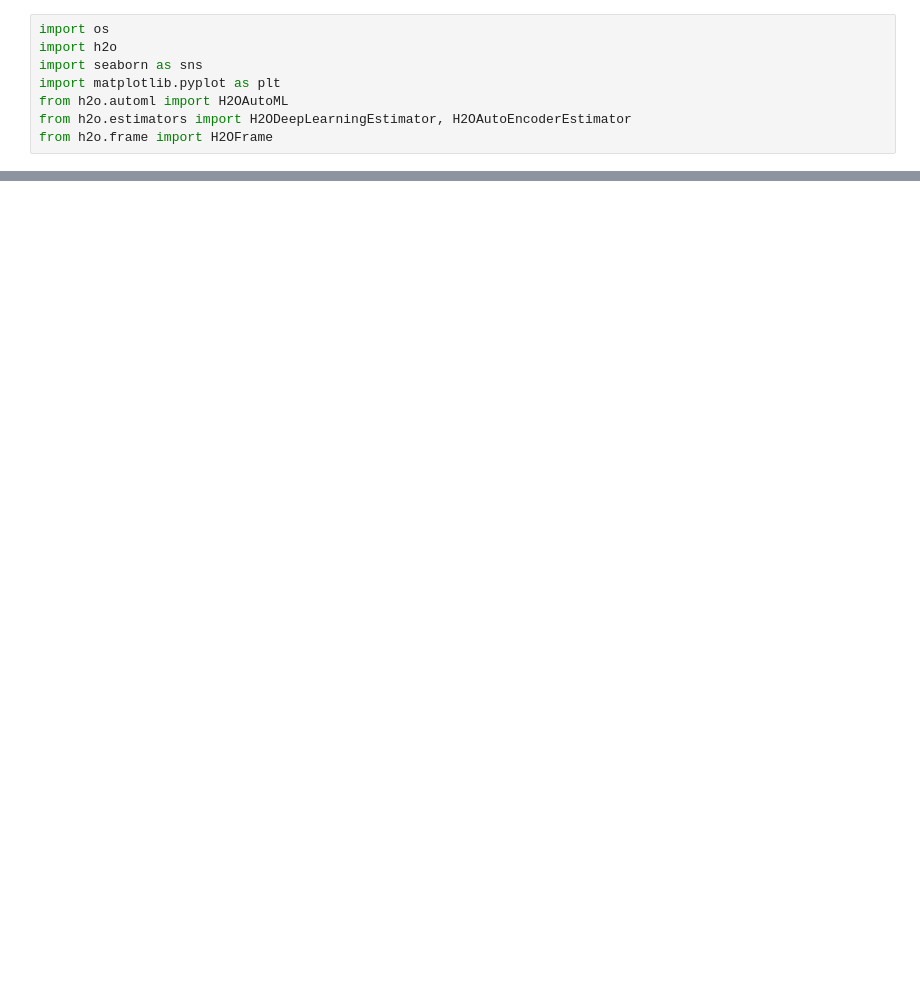
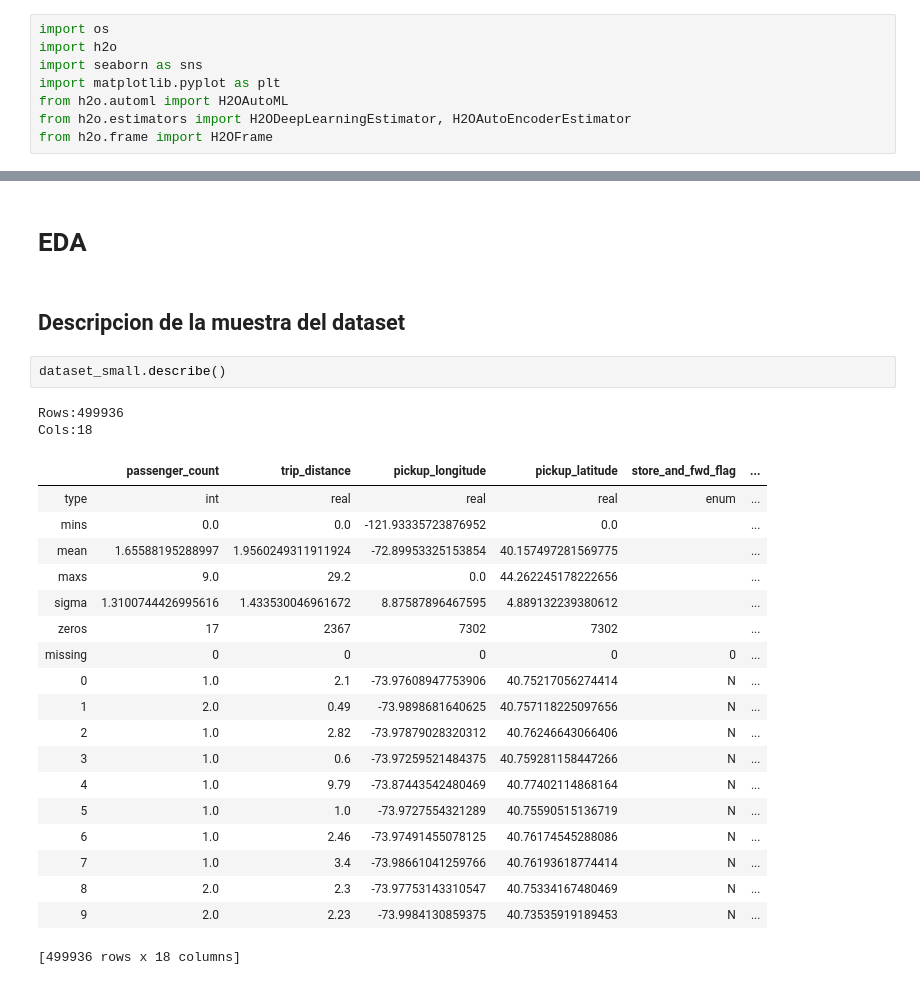
Before and after one commit to Giorgio6846/BigData-TF, a Jupyter notebook: model_training.ipynb, the cells around one changed output, grey strips where cells are left out. Saved outputs shown, nothing was run; the diff lists cells and outputs as text; blank space fills up the shorter version.

```diff
--- a/model_training.ipynb
+++ b/model_training.ipynb
@@ -39,0 +94,28 @@ df_h2o.describe()
+# %% [markdown]
+# EDA
+# %% [markdown]
+## Descripcion de la muestra del dataset
+# %%
+dataset_small.describe()
+# %% [output]
+Rows:499936
+Cols:18
+|  | passenger_count | trip_distance | pickup_longitude | pickup_latitude | store_and_fwd_flag | ... |
+| type | int | real | real | real | enum | ... |
+| mins | 0.0 | 0.0 | -121.93335723876952 | 0.0 |  | ... |
+| mean | 1.65588195288997 | 1.9560249311911924 | -72.89953325153854 | 40.157497281569775 |  | ... |
+| maxs | 9.0 | 29.2 | 0.0 | 44.262245178222656 |  | ... |
+| sigma | 1.3100744426995616 | 1.433530046961672 | 8.87587896467595 | 4.889132239380612 |  | ... |
+| zeros | 17 | 2367 | 7302 | 7302 |  | ... |
+| missing | 0 | 0 | 0 | 0 | 0 | ... |
+| 0 | 1.0 | 2.1 | -73.97608947753906 | 40.75217056274414 | N | ... |
+| 1 | 2.0 | 0.49 | -73.9898681640625 | 40.757118225097656 | N | ... |
+| 2 | 1.0 | 2.82 | -73.97879028320312 | 40.76246643066406 | N | ... |
+| 3 | 1.0 | 0.6 | -73.97259521484375 | 40.759281158447266 | N | ... |
+| 4 | 1.0 | 9.79 | -73.87443542480469 | 40.77402114868164 | N | ... |
+| 5 | 1.0 | 1.0 | -73.9727554321289 | 40.75590515136719 | N | ... |
+| 6 | 1.0 | 2.46 | -73.97491455078125 | 40.76174545288086 | N | ... |
+| 7 | 1.0 | 3.4 | -73.98661041259766 | 40.76193618774414 | N | ... |
+| 8 | 2.0 | 2.3 | -73.97753143310547 | 40.75334167480469 | N | ... |
+| 9 | 2.0 | 2.23 | -73.9984130859375 | 40.73535919189453 | N | ... |
+[499936 rows x 18 columns]
```
Also changed, not shown: parts of 40 cells of this notebook, 1 other file.
